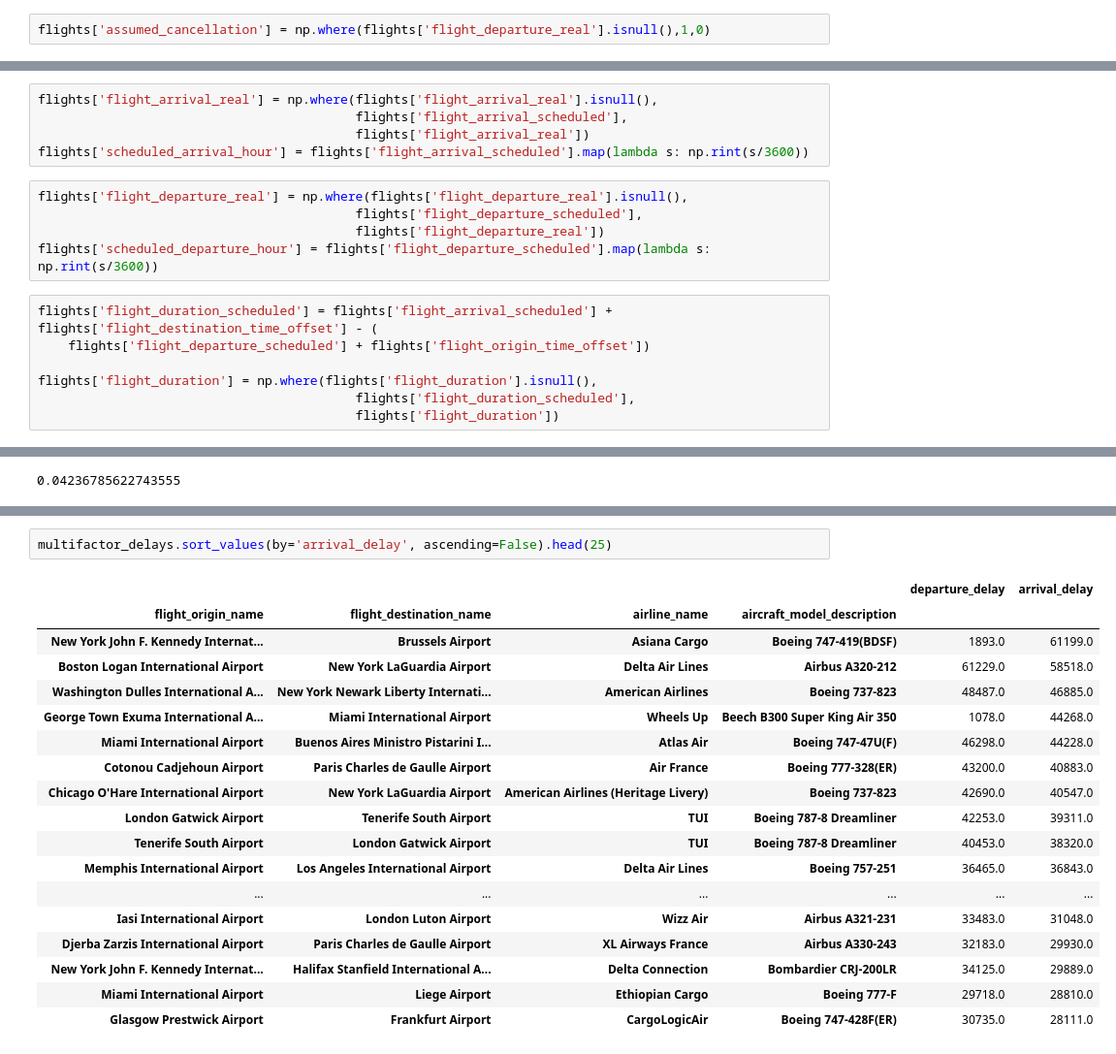
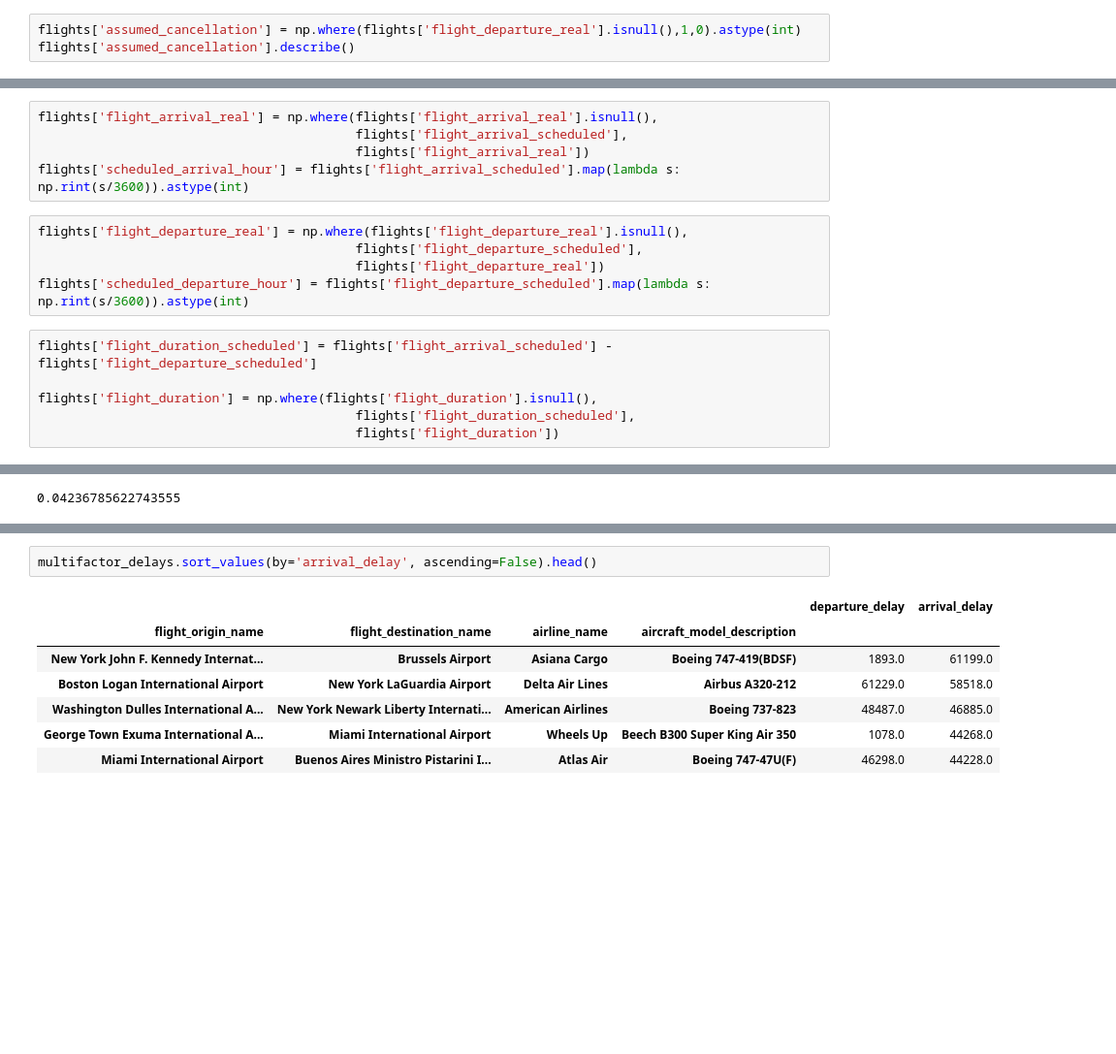
Before and after one commit to dermot-cochran/Interview_data, a Jupyter notebook: Case Study.ipynb, the cells around one changed output, grey strips where cells are left out. Shown: that part at 97% size. Saved outputs shown, nothing was run; the diff lists cells and outputs as text; blank space fills up the shorter version.

```diff
--- a/Case Study.ipynb
+++ b/Case Study.ipynb
@@ -151,4 +151,5 @@ flight_arrival_real                22013
 flight_duration                   147423
 dtype: int64
 # %%
-flights['assumed_cancellation'] = np.where(flights['flight_departure_real'].isnull(),1,0)
+flights['assumed_cancellation'] = np.where(flights['flight_departure_real'].isnull(),1,0).astype(int)
+flights['assumed_cancellation'].describe()
@@ -156,15 +167,14 @@ flights['assumed_cancellation'] = np.where(flights['flight_departure_real'].isnu
 flights['flight_arrival_real'] = np.where(flights['flight_arrival_real'].isnull(),
                                           flights['flight_arrival_scheduled'],
                                           flights['flight_arrival_real'])
-flights['scheduled_arrival_hour'] = flights['flight_arrival_scheduled'].map(lambda s: np.rint(s/3600))
+flights['scheduled_arrival_hour'] = flights['flight_arrival_scheduled'].map(lambda s: np.rint(s/3600)).astype(int)
 # %%
 flights['flight_departure_real'] = np.where(flights['flight_departure_real'].isnull(),
                                           flights['flight_departure_scheduled'],
                                           flights['flight_departure_real'])
-flights['scheduled_departure_hour'] = flights['flight_departure_scheduled'].map(lambda s: np.rint(s/3600))
+flights['scheduled_departure_hour'] = flights['flight_departure_scheduled'].map(lambda s: np.rint(s/3600)).astype(int)
 # %%
-flights['flight_duration_scheduled'] = flights['flight_arrival_scheduled'] + flights['flight_destination_time_offset'] - (
-    flights['flight_departure_scheduled'] + flights['flight_origin_time_offset'])
+flights['flight_duration_scheduled'] = flights['flight_arrival_scheduled'] - flights['flight_departure_scheduled']
 
 flights['flight_duration'] = np.where(flights['flight_duration'].isnull(),
                                           flights['flight_duration_scheduled'],
@@ -528,24 +466,13 @@ multifactor_delays.sort_values(by='departure_delay', ascending=False).head(25)
 # %%
-multifactor_delays.sort_values(by='arrival_delay', ascending=False).head(25)
+multifactor_delays.sort_values(by='arrival_delay', ascending=False).head()
 # %% [output]
 |  |  |  |  | departure_delay | arrival_delay |
 | flight_origin_name | flight_destination_name | airline_name | aircraft_model_description |  |  |
 | New York John F. Kennedy Internat... | Brussels Airport | Asiana Cargo | Boeing 747-419(BDSF) | 1893.0 | 61199.0 |
 | Boston Logan International Airport | New York LaGuardia Airport | Delta Air Lines | Airbus A320-212 | 61229.0 | 58518.0 |
 | Washington Dulles International A... | New York Newark Liberty Internati... | American Airlines | Boeing 737-823 | 48487.0 | 46885.0 |
 | George Town Exuma International A... | Miami International Airport | Wheels Up | Beech B300 Super King Air 350 | 1078.0 | 44268.0 |
 | Miami International Airport | Buenos Aires Ministro Pistarini I... | Atlas Air | Boeing 747-47U(F) | 46298.0 | 44228.0 |
-| Cotonou Cadjehoun Airport | Paris Charles de Gaulle Airport | Air France | Boeing 777-328(ER) | 43200.0 | 40883.0 |
-| Chicago O'Hare International Airport | New York LaGuardia Airport | American Airlines (Heritage Livery) | Boeing 737-823 | 42690.0 | 40547.0 |
-| London Gatwick Airport | Tenerife South Airport | TUI | Boeing 787-8 Dreamliner | 42253.0 | 39311.0 |
-| Tenerife South Airport | London Gatwick Airport | TUI | Boeing 787-8 Dreamliner | 40453.0 | 38320.0 |
-| Memphis International Airport | Los Angeles International Airport | Delta Air Lines | Boeing 757-251 | 36465.0 | 36843.0 |
-| ... | ... | ... | ... | ... | ... |
-| Iasi International Airport | London Luton Airport | Wizz Air | Airbus A321-231 | 33483.0 | 31048.0 |
-| Djerba Zarzis International Airport | Paris Charles de Gaulle Airport | XL Airways France | Airbus A330-243 | 32183.0 | 29930.0 |
-| New York John F. Kennedy Internat... | Halifax Stanfield International A... | Delta Connection | Bombardier CRJ-200LR | 34125.0 | 29889.0 |
-| Miami International Airport | Liege Airport | Ethiopian Cargo | Boeing 777-F | 29718.0 | 28810.0 |
-| Glasgow Prestwick Airport | Frankfurt Airport | CargoLogicAir | Boeing 747-428F(ER) | 30735.0 | 28111.0 |
 # %%
 flight_weather = pd.merge(flights,airport_weather,
                           left_on=['flight_origin_code_iata','scheduled_departure_hour'],
```
Also changed, not shown: parts of 38 cells of this notebook.
